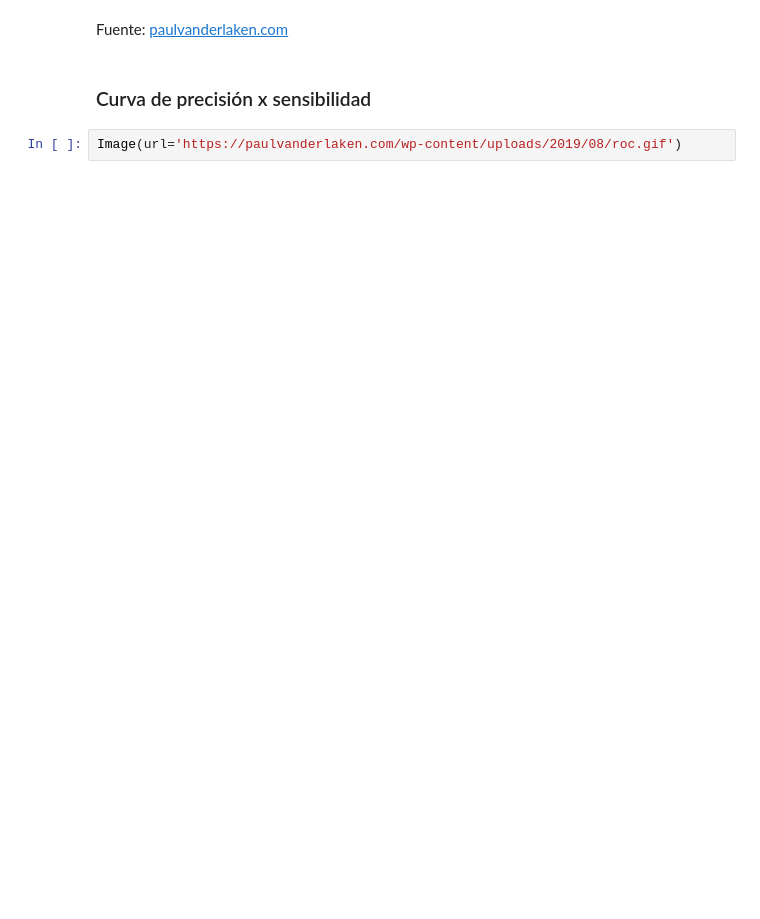
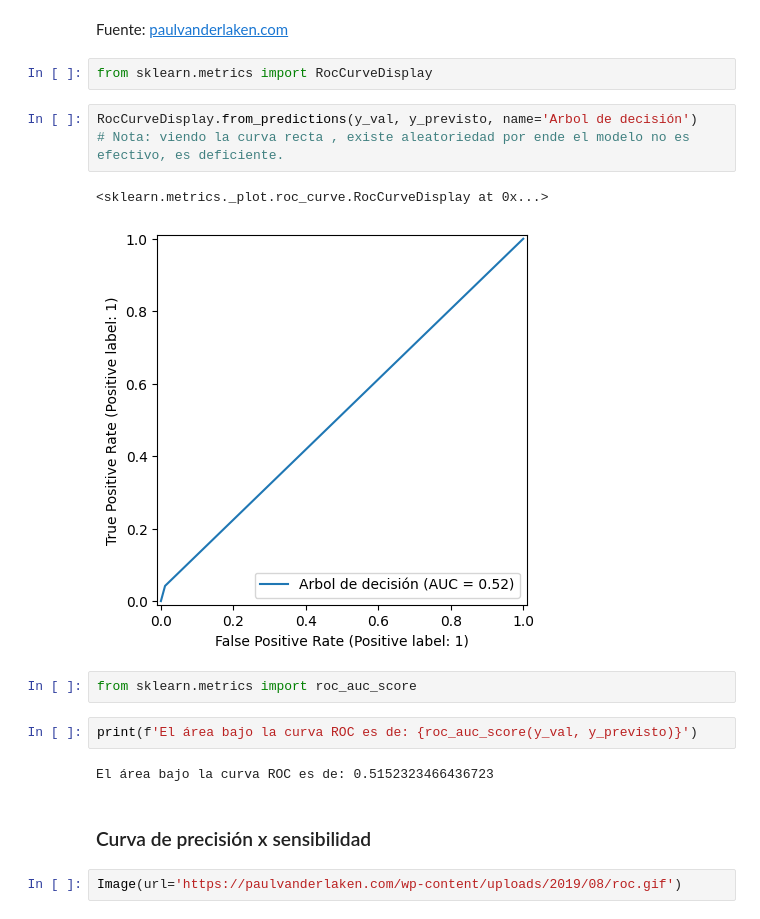
Before and after one commit to Starleen1996/Machine_Learning_modelos, a Jupyter notebook: Clasificacion_validacion_y_metricas.ipynb, the cells around one changed output. Saved outputs shown, nothing was run; the diff lists cells and outputs as text; blank space fills up the shorter version.

```diff
--- a/Clasificacion_validacion_y_metricas.ipynb
+++ b/Clasificacion_validacion_y_metricas.ipynb
@@ -181,6 +200,20 @@ Image(url='https://raw.githubusercontent.com/dariyasydykova/open_projects/master
 [interactive output not drawn]
 # %% [markdown]
 Fuente: [paulvanderlaken.com](https://paulvanderlaken.com/2019/08/16/roc-auc-precision-and-recall-visually-explained/)
+# %%
+from sklearn.metrics import RocCurveDisplay
+# %%
+RocCurveDisplay.from_predictions(y_val, y_previsto, name='Arbol de decisión')
+# Nota: viendo la curva recta , existe aleatoriedad por ende el modelo no es efectivo, es deficiente.
+# %% [output]
+<sklearn.metrics._plot.roc_curve.RocCurveDisplay at 0x...>
+[figure, added]
+# %%
+from sklearn.metrics import roc_auc_score
+# %%
+print(f'El área bajo la curva ROC es de: {roc_auc_score(y_val, y_previsto)}')
+# %% [output]
+El área bajo la curva ROC es de: 0.5152323466436723
 # %% [markdown]
 ### Curva de  precisión x sensibilidad
 # %%
```
Also changed, not shown: parts of 10 cells of this notebook.
